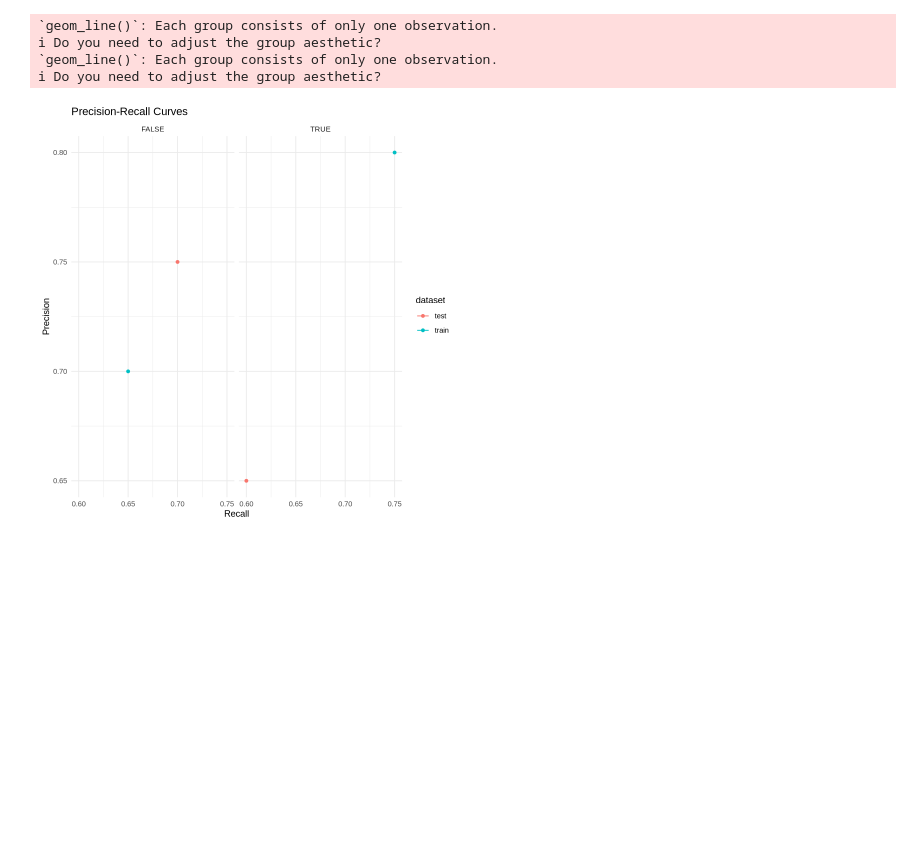
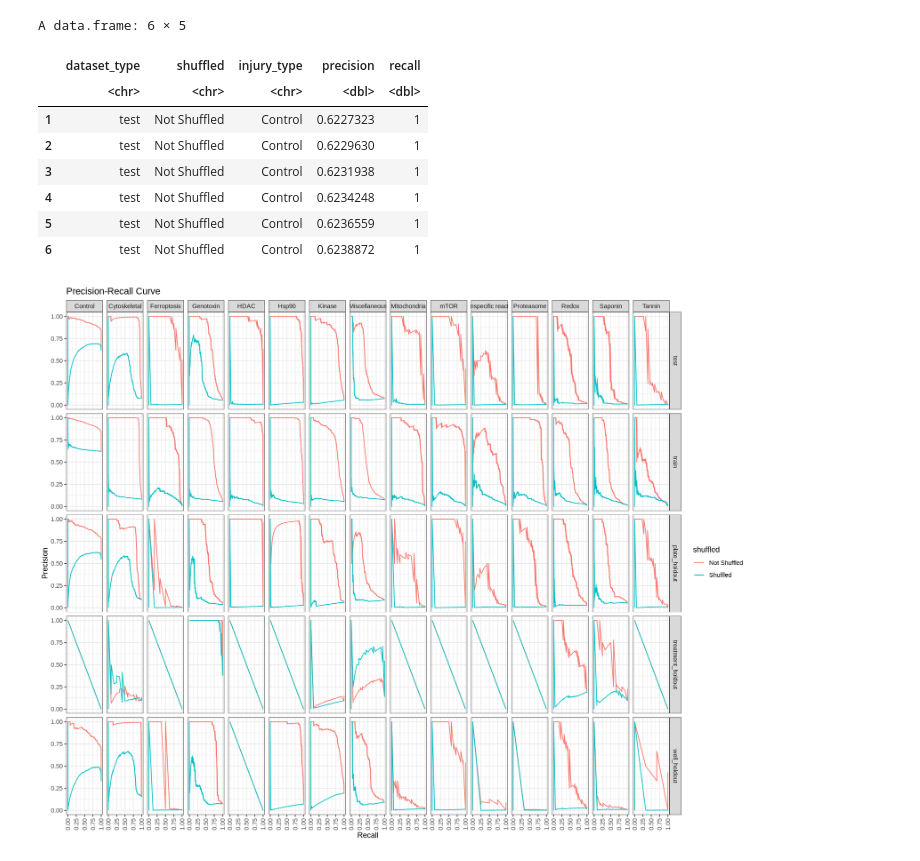
Before and after one commit to WayScience/Cytotoxic-Nuisance-Metadata-Analysis, a Jupyter notebook: notebooks/4.visualization/pr_curves/pr_curves.ipynb, the cells around one changed output. Cells and saved outputs as stored; diff of their text form; code cells hidden in the pictures; blank space fills up the shorter version.

Commit message:
added pr curve plots

```diff
--- a/notebooks/4.visualization/pr_curves/pr_curves.ipynb
+++ b/notebooks/4.visualization/pr_curves/pr_curves.ipynb
@@ -9,13 +0,0 @@ df <- data.frame(shuffled = c(TRUE, FALSE, TRUE, FALSE),
-# %%
-ggplot(df, aes(x = recall, y = precision, color = dataset)) +
-  geom_line() +
-  geom_point() +
-  facet_wrap(~shuffled) +
-  labs(x = "Recall", y = "Precision", title = "Precision-Recall Curves") +
-  theme_minimal()
-# %% [output]
-`geom_line()`: Each group consists of only one observation.
-ℹ Do you need to adjust the group aesthetic?
-`geom_line()`: Each group consists of only one observation.
-ℹ Do you need to adjust the group aesthetic?
-[figure, removed]
@@ -21,0 +4,19 @@ ggplot(df, aes(x = recall, y = precision, color = dataset)) +
+# %%
+pr_file_path <- file.path("../../../results/2.modeling/precision_recall_scores.csv.gz")
+pr_df <- read.csv(pr_file_path)
+
+# update one of the shuffled_model columns to Shuffled and Not Shuffled
+pr_df$shuffled <- ifelse(pr_df$shuffled == "False", "Not Shuffled",
+                            ifelse(pr_df$shuffled == "True", "Shuffled", pr_df$shuffled))
+
+head(pr_df)
+# %% [output]
+A data.frame: 6 × 5
+|  | dataset_type | shuffled | injury_type | precision | recall |
+|  | <chr> | <chr> | <chr> | <dbl> | <dbl> |
+| 1 | test | Not Shuffled | Control | 0.6227323 | 1 |
+| 2 | test | Not Shuffled | Control | 0.6229630 | 1 |
+| 3 | test | Not Shuffled | Control | 0.6231938 | 1 |
+| 4 | test | Not Shuffled | Control | 0.6234248 | 1 |
+| 5 | test | Not Shuffled | Control | 0.6236559 | 1 |
+| 6 | test | Not Shuffled | Control | 0.6238872 | 1 |
@@ -21,0 +27,18 @@ ggplot(df, aes(x = recall, y = precision, color = dataset)) +
+# %%
+width <- 14
+height <- 11
+options(repr.plot.width = width, repr.plot.height = height)
+
+ggplot(pr_df, aes(x = recall, y = precision, color = shuffled)) +
+geom_line() +
+facet_grid(dataset_type~injury_type) +
+labs(x = "Recall", y = "Precision", title = "Precision-Recall Curve") +
+theme_bw() +
+
+# rotating ticks by 90 degress
+theme(axis.text.x = element_text(angle = 90, vjust = 0.5))
+
+
+ggsave("full_pr_curves.png", width = width, height = height)
+# %% [output]
+[figure, added]
```
Also changed, not shown: parts of 7 cells of this notebook, 9 other files.
